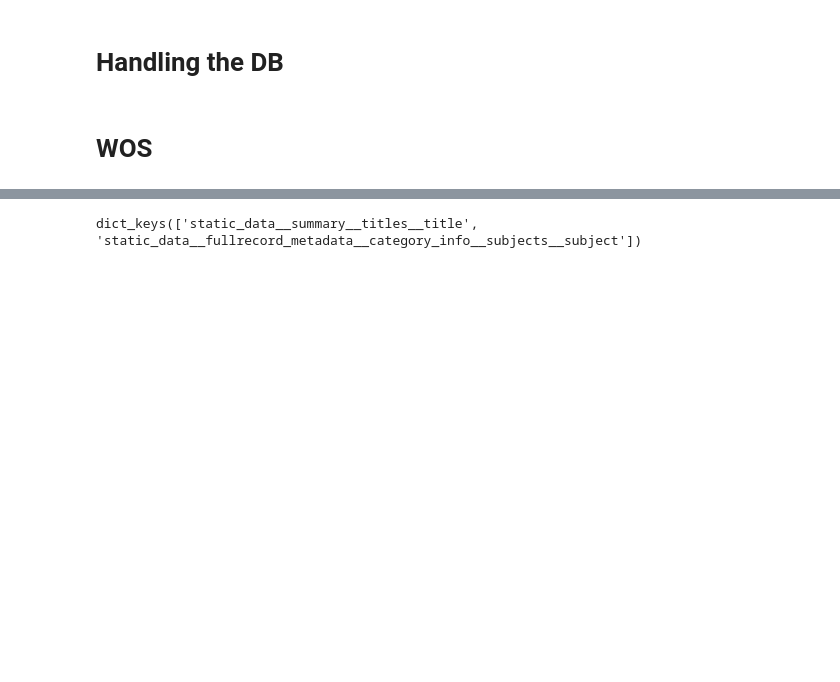
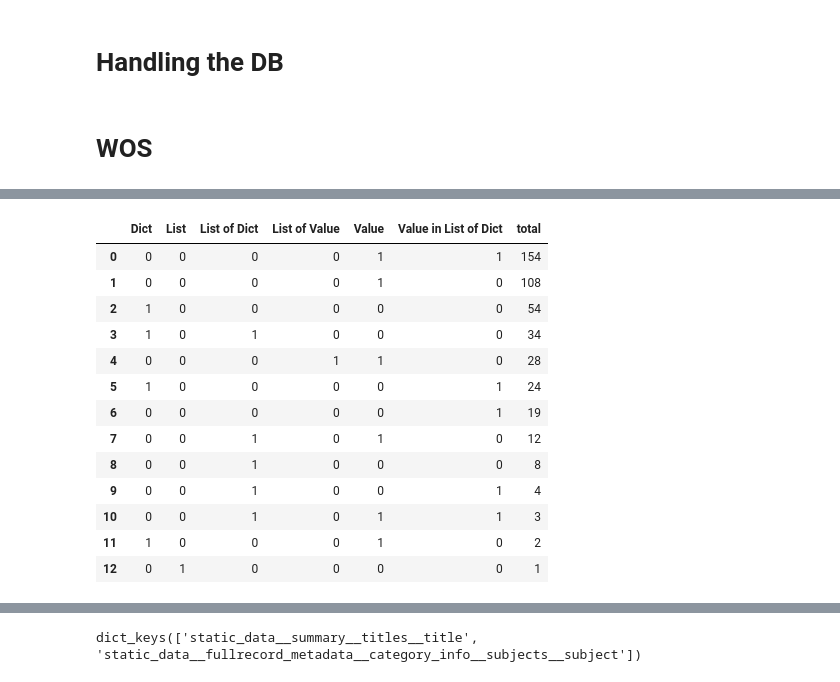
Before and after one commit to KISTI-GlobalRnD/KISTI_DB_Manager, a Jupyter notebook: 0.3.Sample_Code-WoS.ipynb, the cells around one changed output, grey strips where cells are left out. Drawn from its saved outputs; the diff is of its cells as text; code cells hidden in the pictures; blank space fills up the shorter version.

```diff
--- a/0.3.Sample_Code-WoS.ipynb
+++ b/0.3.Sample_Code-WoS.ipynb
@@ -67,0 +853,17 @@ jsons = WOS_extract_jsons(path, f)
+# %%
+temp3.groupby(cols[:-1]).sum()[['total']].sort_values('total')[::-1].reset_index()
+# %% [output]
+|  | Dict | List | List of Dict | List of Value | Value | Value in List of Dict | total |
+| 0 | 0 | 0 | 0 | 0 | 1 | 1 | 154 |
+| 1 | 0 | 0 | 0 | 0 | 1 | 0 | 108 |
+| 2 | 1 | 0 | 0 | 0 | 0 | 0 | 54 |
+| 3 | 1 | 0 | 1 | 0 | 0 | 0 | 34 |
+| 4 | 0 | 0 | 0 | 1 | 1 | 0 | 28 |
+| 5 | 1 | 0 | 0 | 0 | 0 | 1 | 24 |
+| 6 | 0 | 0 | 0 | 0 | 0 | 1 | 19 |
+| 7 | 0 | 0 | 1 | 0 | 1 | 0 | 12 |
+| 8 | 0 | 0 | 1 | 0 | 0 | 0 | 8 |
+| 9 | 0 | 0 | 1 | 0 | 0 | 1 | 4 |
+| 10 | 0 | 0 | 1 | 0 | 1 | 1 | 3 |
+| 11 | 1 | 0 | 0 | 0 | 1 | 0 | 2 |
+| 12 | 0 | 1 | 0 | 0 | 0 | 0 | 1 |
```
Also changed, not shown: parts of 60 cells of this notebook, 5 other files.
